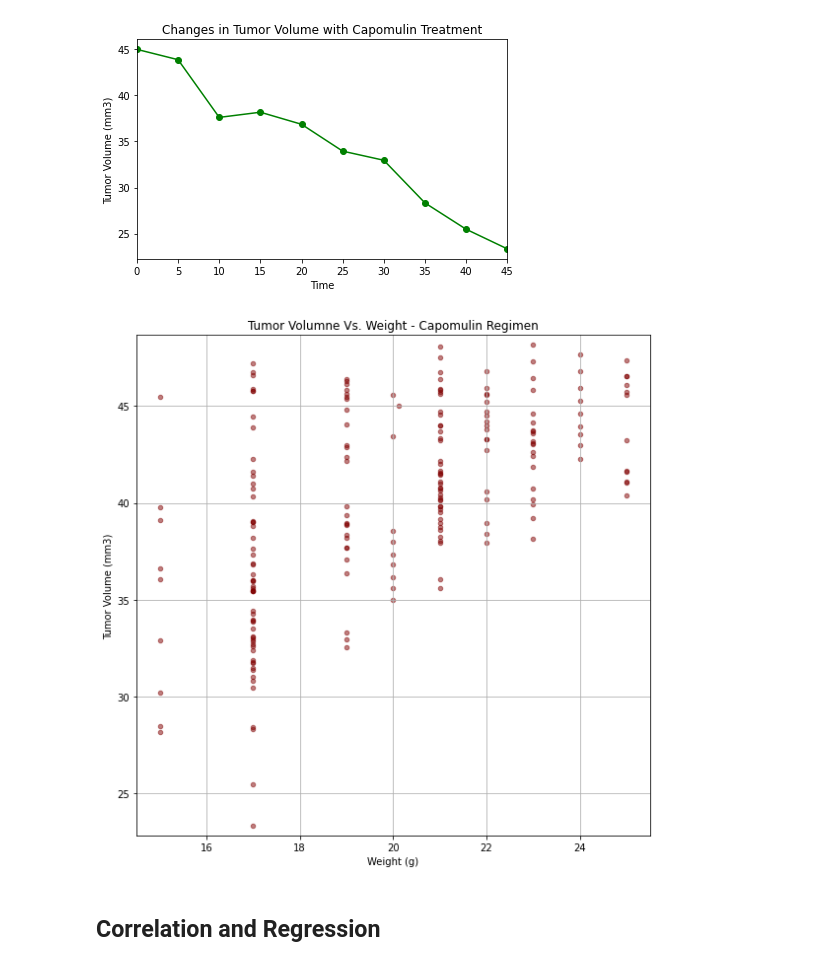
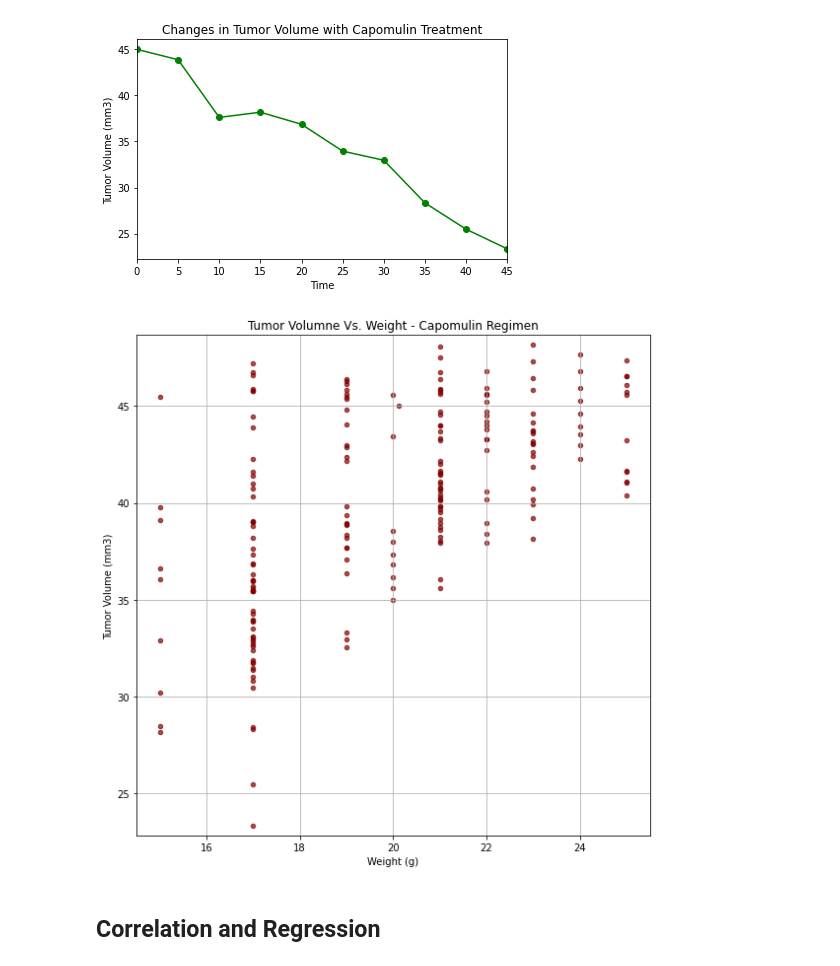
Before and after one commit to bminhas01/matplotlib-challenge, a Jupyter notebook: pymaceuticals_starter.ipynb, the cells around one changed output. Cells and saved outputs as stored; diff of their text form; code cells hidden in the pictures.

```diff
--- a/pymaceuticals_starter.ipynb
+++ b/pymaceuticals_starter.ipynb
@@ -270,15 +273,17 @@ plt.show()
 # %%
 # Generate a scatter plot of average tumor volume vs. mouse weight for the Capomulin regimen
-mean_vol_df = filtered_capomulin_df.groupby('Tumor Volume (mm3)').mean()[['Weight (g)']]
-mean_vol_df.reset_index(inplace=True)
 mean_vol_df.plot(kind="scatter", x="Weight (g)", y="Tumor Volume (mm3)", grid=True, figsize=(8,8),
-              title="Tumor Volumne Vs. Weight - Capomulin Regimen", color = 'maroon', alpha=0.5)
+              title="Tumor Volumne Vs. Weight - Capomulin Regimen", color = 'maroon', alpha=0.70)
+
+# Set y-axis limits
 plt.ylim(min(mean_vol_df['Tumor Volume (mm3)']) - 0.5, max(mean_vol_df['Tumor Volume (mm3)']) + 0.5)
+
+# Save and display graph
 plt.tight_layout()
 plt.savefig("Analysis/ScatterPyplot.png")
 plt.show()
 # %% [output]
-[figure, old version]
+[figure, new version]
 # %% [markdown]
 ## Correlation and Regression
 # %%
```
Also changed, not shown: parts of 15 cells of this notebook, 1 other file.
